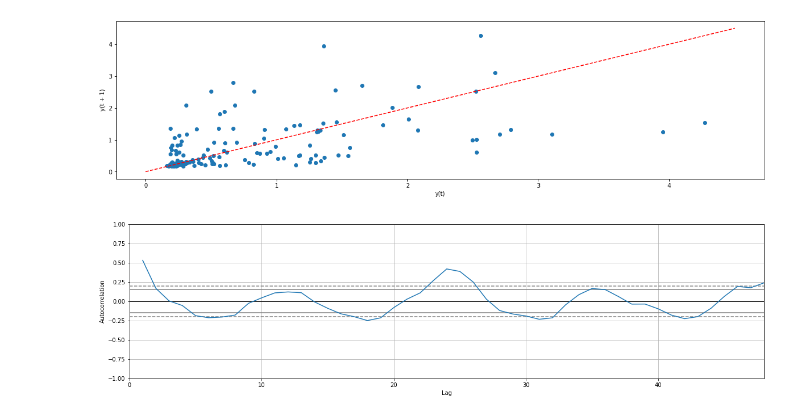
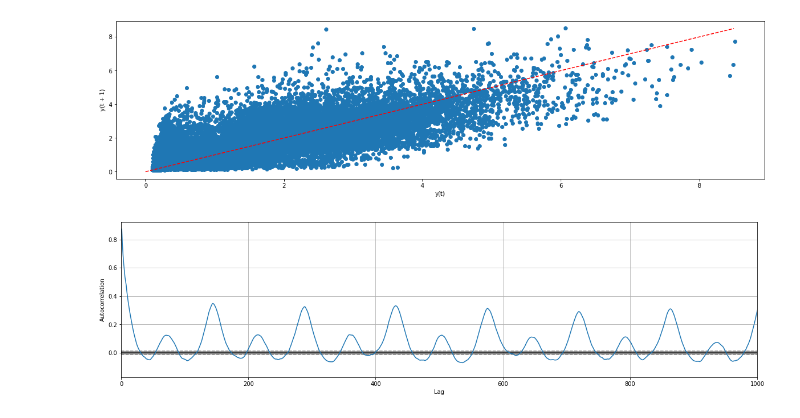
Before and after one commit to Gunisalvo/ppget-aprendizado-de-maquinas, a Jupyter notebook: 001_exploration.ipynb, the cells around one changed output. Cells and saved outputs as stored; diff of their text form; code cells hidden in the pictures.

```diff
--- a/001_exploration.ipynb
+++ b/001_exploration.ipynb
@@ -1,12 +1,10 @@
 # %%
 from ppget.source import ModelSource
-import matplotlib as mplt
-mplt.rcParams["figure.figsize"] = (20,5)
 
 start_date = "2007-07-01"
-end_date = "2007-07-08"
-features = "Global_active_power"
+end_date = "2008-07-01"
+feature = "Global_active_power"
 
-source = ModelSource.load(start_date, end_date, features)
+source = ModelSource.load(start_date, end_date, feature)
 source.missing_data()
 # %% [output]
@@ -26,7 +23,8 @@ Freq: H, Name: Global_active_power, dtype: float64
 # %%
 import matplotlib.pyplot as plt
-plt.rcParams["figure.figsize"] = (20,5)
 
-series.plot()
+fig, ax = plt.subplots(figsize=(20,5))
+ax.plot(series, label="Ground Truth")
+
 plt.show()
 # %% [output]
@@ -47,13 +38,18 @@ plt.show()
 # %%
-pd.plotting.lag_plot(series)
-ident = [0.0, 4.5]
-plt.plot(ident,ident, color="red", linestyle="--")
+import pandas as pd
+
+fig, ax = plt.subplots(figsize=(20,5))
+pd.plotting.lag_plot(series, ax=ax)
+ident = [0.0, 8.5]
+ax.plot(ident,ident, color="red", linestyle="--", label="Identity")
 plt.show()
 # %% [output]
-[figure, old version]
+[figure, new version]
 # %%
-pd.plotting.autocorrelation_plot(series)
-plt.xlim([0, 48])
+fig, ax = plt.subplots(figsize=(20,5))
+
+pd.plotting.autocorrelation_plot(series, ax=ax)
+plt.xlim([0, 1000])
 plt.show()
 # %% [output]
-[figure, old version]
+[figure, new version]
```
Also changed, not shown: parts of 8 cells of this notebook, 2 other files.
